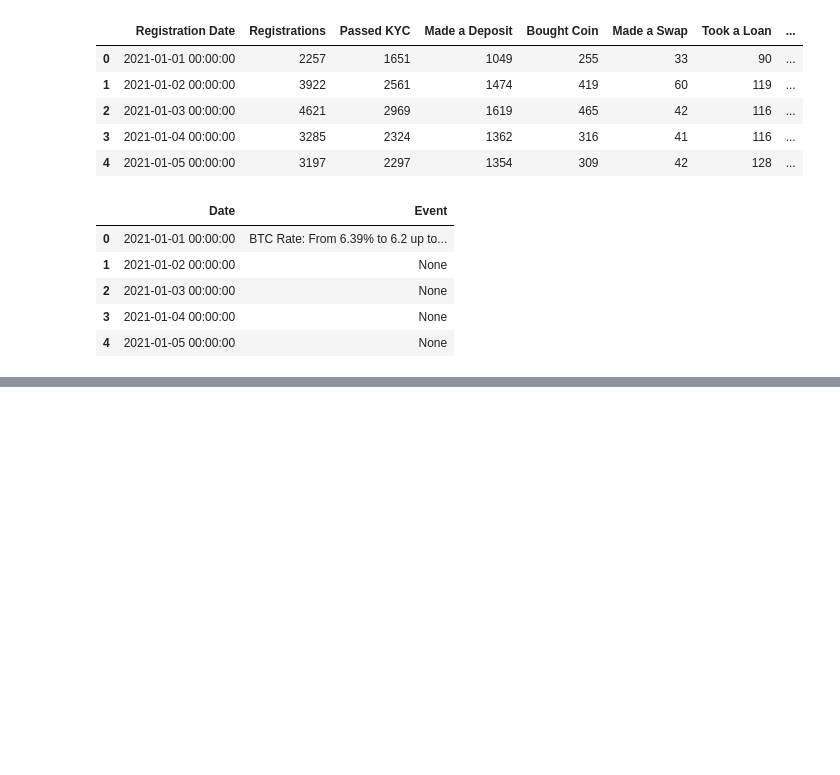
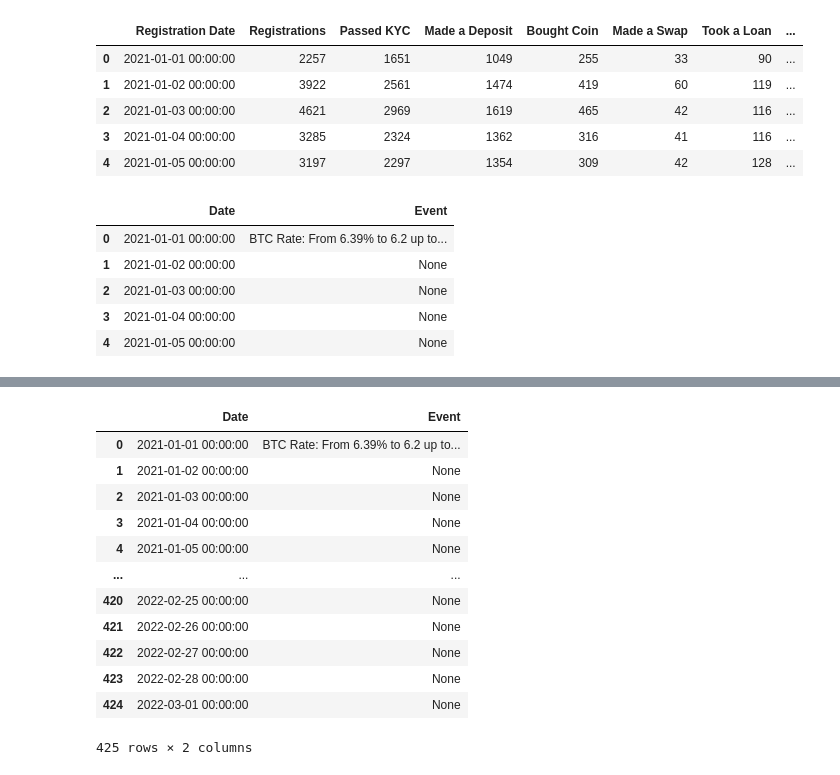
Before and after one commit to jeremyCEL/growth-timeline, a Jupyter notebook: FigGenerator.ipynb, the cells around one changed output, grey strips where cells are left out. Saved outputs shown, nothing was run; the diff lists cells and outputs as text; code cells hidden in the pictures; blank space fills up the shorter version.

```diff
--- a/FigGenerator.ipynb
+++ b/FigGenerator.ipynb
@@ -71,0 +119,16 @@ df
+# %%
+df2
+# %% [output]
+|  | Date | Event |
+| 0 | 2021-01-01 00:00:00 | BTC Rate: From 6.39% to 6.2 up to... |
+| 1 | 2021-01-02 00:00:00 | None |
+| 2 | 2021-01-03 00:00:00 | None |
+| 3 | 2021-01-04 00:00:00 | None |
+| 4 | 2021-01-05 00:00:00 | None |
+| ... | ... | ... |
+| 420 | 2022-02-25 00:00:00 | None |
+| 421 | 2022-02-26 00:00:00 | None |
+| 422 | 2022-02-27 00:00:00 | None |
+| 423 | 2022-02-28 00:00:00 | None |
+| 424 | 2022-03-01 00:00:00 | None |
+425 rows × 2 columns
```
Also changed, not shown: parts of 6 cells of this notebook, 1 other file.
